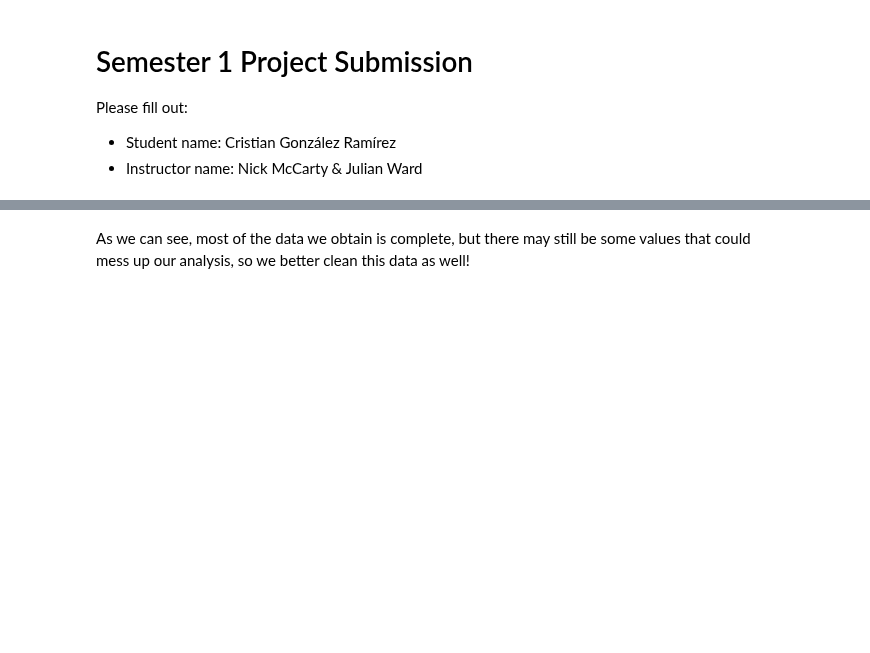
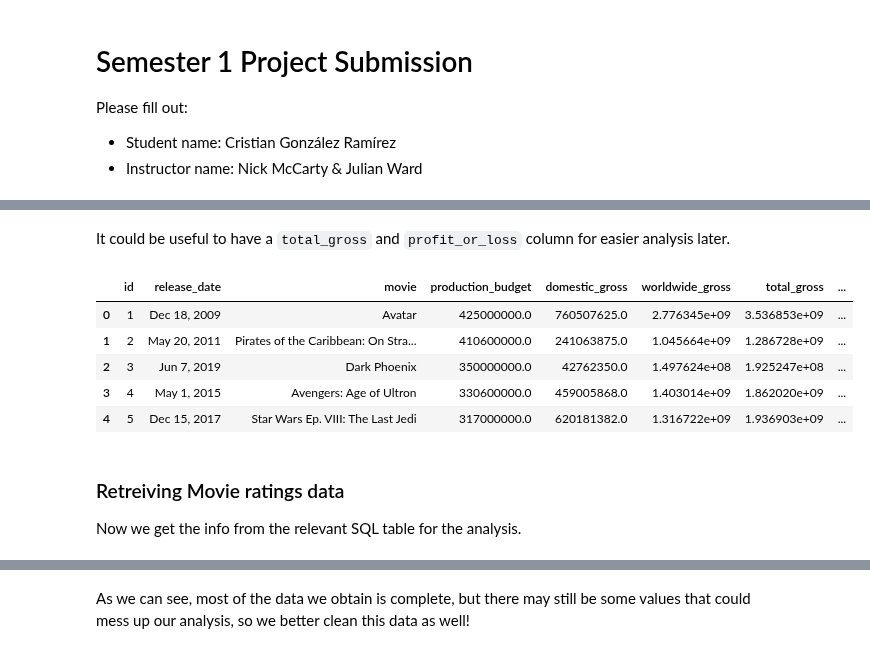
Before and after one commit to QuinnGrigsby/Capstone_Git-ing_it_done_MovieInformation, a Jupyter notebook: Data Understanding.ipynb, the cells around one changed output, grey strips where cells are left out. Drawn from its saved outputs; the diff is of its cells as text; code cells hidden in the pictures; blank space fills up the shorter version.

```diff
--- a/Data Understanding.ipynb
+++ b/Data Understanding.ipynb
@@ -180,0 +104,2 @@ memory usage: 3.4+ MB
+# %%
+movie_budgets.drop_duplicates(subset=["movie"], inplace = True)
@@ -180,0 +114,15 @@ memory usage: 3.4+ MB
+# %%
+#Getting rid off commas so it can be casted
+movie_budgets.production_budget.replace(",","",regex=True, inplace=True)
+movie_budgets.domestic_gross.replace(",","",regex=True, inplace=True)
+movie_budgets.worldwide_gross.replace(",","",regex=True, inplace=True)
+
+#Getting rid off $
+movie_budgets["production_budget"] = movie_budgets.production_budget.str.strip("$")
+movie_budgets["domestic_gross"] = movie_budgets.domestic_gross.str.strip("$")
+movie_budgets["worldwide_gross"] = movie_budgets.worldwide_gross.str.strip("$")
+# %%
+#Casting foreign_gross as a float
+movie_budgets["production_budget"] = movie_budgets.production_budget.astype(float)
+movie_budgets["domestic_gross"] = movie_budgets.domestic_gross.astype(float)
+movie_budgets["worldwide_gross"] = movie_budgets.worldwide_gross.astype(float)
@@ -180,0 +138,17 @@ memory usage: 3.4+ MB
+# %% [markdown]
+It could be useful to have a `total_gross` and `profit_or_loss` column for easier analysis later.
+# %%
+movie_budgets["total_gross"] = movie_budgets.domestic_gross + movie_budgets.worldwide_gross
+movie_budgets["profit_or_loss"] = movie_budgets.total_gross - movie_budgets.production_budget
+# %%
+movie_budgets.head()
+# %% [output]
+|  | id | release_date | movie | production_budget | domestic_gross | worldwide_gross | total_gross | ... |
+| 0 | 1 | Dec 18, 2009 | Avatar | 425000000.0 | 760507625.0 | 2.776345e+09 | 3.536853e+09 | ... |
+| 1 | 2 | May 20, 2011 | Pirates of the Caribbean: On Stra... | 410600000.0 | 241063875.0 | 1.045664e+09 | 1.286728e+09 | ... |
+| 2 | 3 | Jun 7, 2019 | Dark Phoenix | 350000000.0 | 42762350.0 | 1.497624e+08 | 1.925247e+08 | ... |
+| 3 | 4 | May 1, 2015 | Avengers: Age of Ultron | 330600000.0 | 459005868.0 | 1.403014e+09 | 1.862020e+09 | ... |
+| 4 | 5 | Dec 15, 2017 | Star Wars Ep. VIII: The Last Jedi | 317000000.0 | 620181382.0 | 1.316722e+09 | 1.936903e+09 | ... |
+# %% [markdown]
+### Retreiving Movie ratings data
+Now we get the info from the relevant SQL table for the analysis.
```
Also changed, not shown: parts of 62 cells of this notebook.
